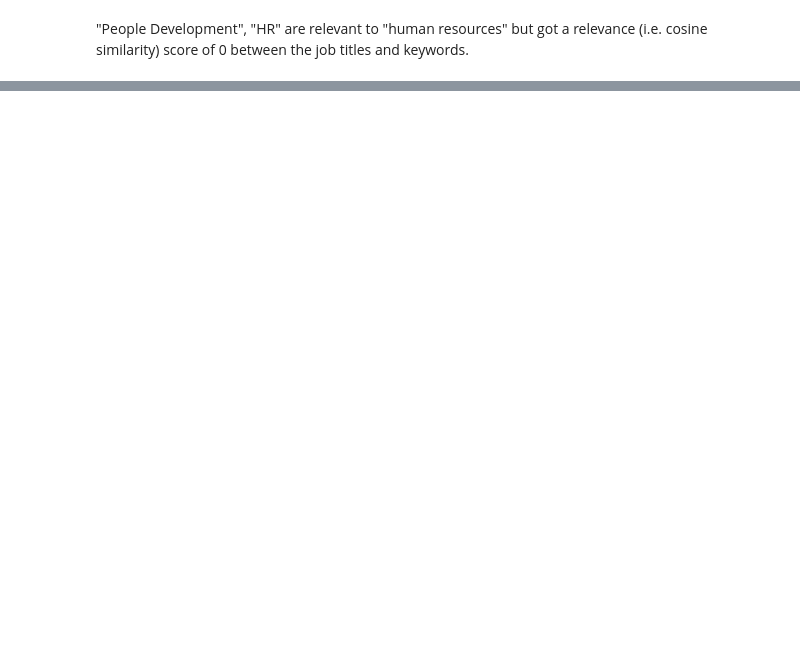
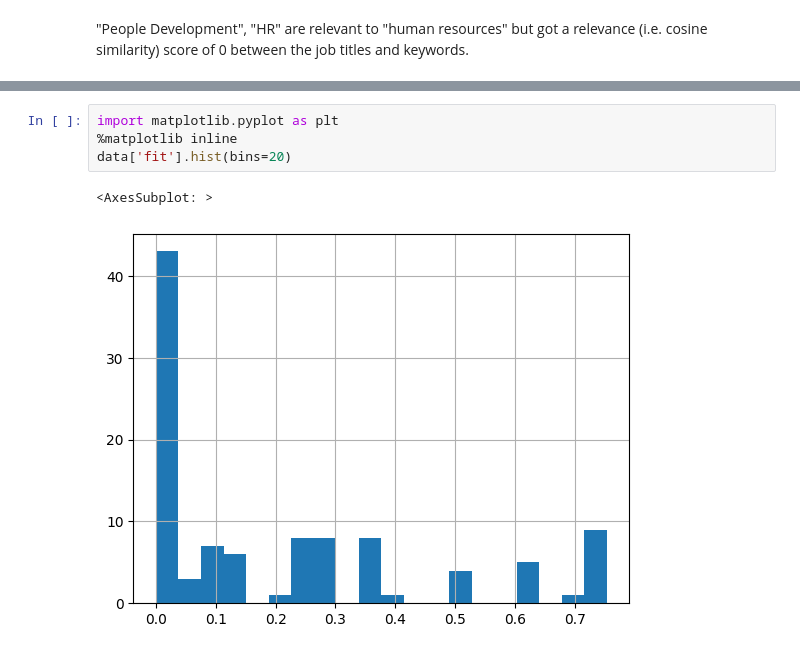
Before and after one commit to henryhyunwookim/Potential-Talents, a Jupyter notebook: Potential Talents.ipynb, the cells around one changed output, grey strips where cells are left out. Cells and saved outputs as stored; diff of their text form; blank space fills up the shorter version.

```diff
--- a/Potential Talents.ipynb
+++ b/Potential Talents.ipynb
@@ -176,0 +127,7 @@ data.sort_values('fit', ascending=False)
+# %%
+import matplotlib.pyplot as plt
+%matplotlib inline
+data['fit'].hist(bins=20)
+# %% [output]
+<AxesSubplot: >
+[figure, added]
```
Also changed, not shown: parts of 14 cells of this notebook, 2 other files.
